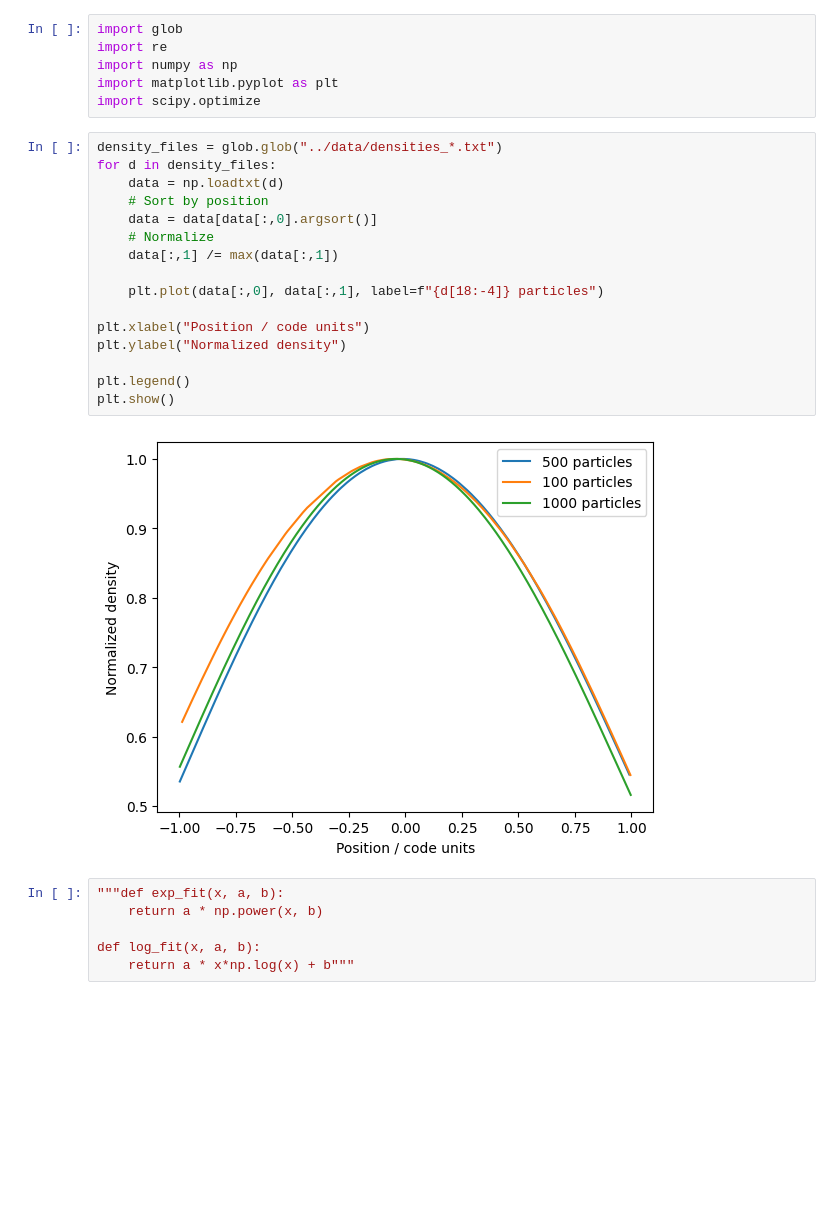
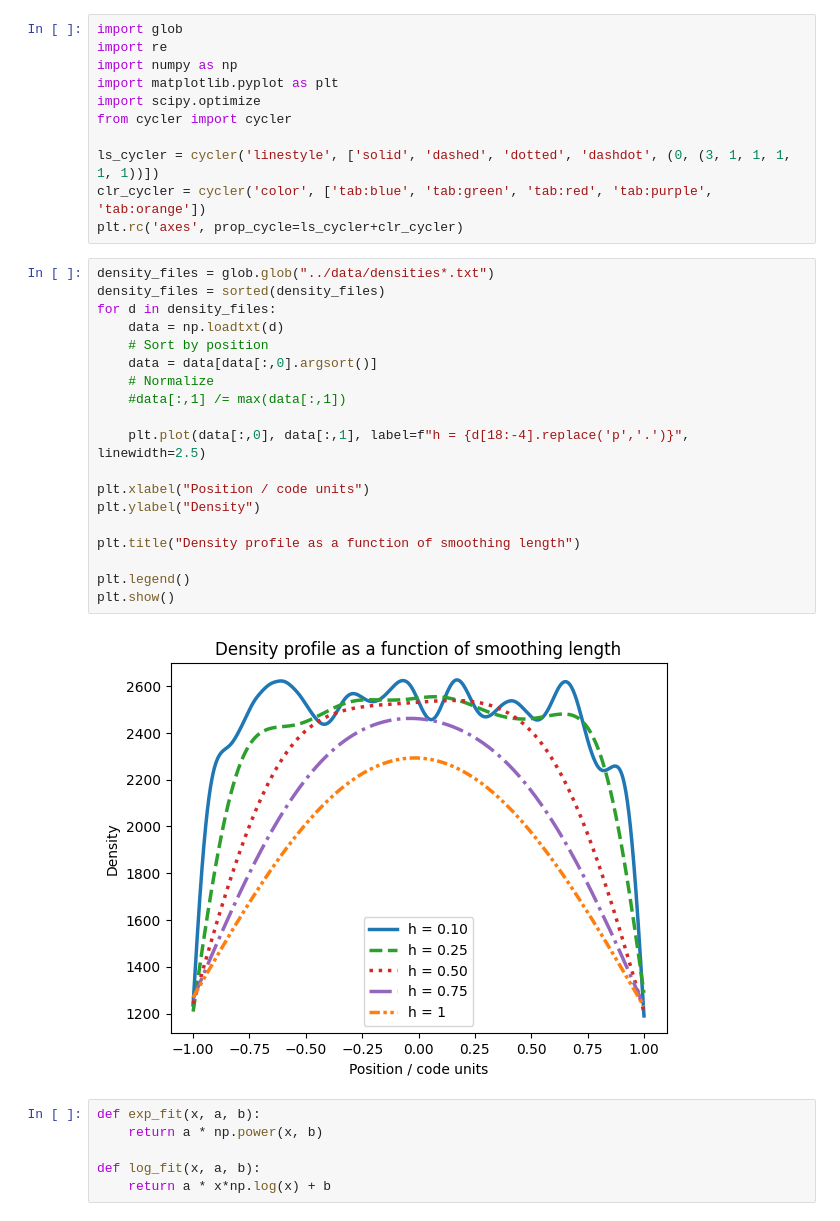
Before and after one commit to SapiensAnatis/sph, a Jupyter notebook: plots/q1.ipynb, the cells around one changed output. Cells and saved outputs as stored; diff of their text form; blank space fills up the shorter version.

Commit message:
More plotting code

```diff
--- a/plots/q1.ipynb
+++ b/plots/q1.ipynb
@@ -4,28 +4,36 @@ import re
 import numpy as np
 import matplotlib.pyplot as plt
 import scipy.optimize
+from cycler import cycler
+
+ls_cycler = cycler('linestyle', ['solid', 'dashed', 'dotted', 'dashdot', (0, (3, 1, 1, 1, 1, 1))])
+clr_cycler = cycler('color', ['tab:blue', 'tab:green', 'tab:red', 'tab:purple', 'tab:orange'])
+plt.rc('axes', prop_cycle=ls_cycler+clr_cycler)
 # %%
-density_files = glob.glob("../data/densities_*.txt")
+density_files = glob.glob("../data/densities*.txt")
+density_files = sorted(density_files)
 for d in density_files:
     data = np.loadtxt(d)
     # Sort by position
     data = data[data[:,0].argsort()]
     # Normalize
-    data[:,1] /= max(data[:,1])
+    #data[:,1] /= max(data[:,1])
 
-    plt.plot(data[:,0], data[:,1], label=f"{d[18:-4]} particles")
+    plt.plot(data[:,0], data[:,1], label=f"h = {d[18:-4].replace('p','.')}", linewidth=2.5)
 
 plt.xlabel("Position / code units")
-plt.ylabel("Normalized density")
+plt.ylabel("Density")
+
+plt.title("Density profile as a function of smoothing length")
 
 plt.legend()
 plt.show()
 # %% [output]
-[figure, old version]
+[figure, new version]
 # %%
-"""def exp_fit(x, a, b):
+def exp_fit(x, a, b):
     return a * np.power(x, b)
 
 def log_fit(x, a, b):
-    return a * x*np.log(x) + b"""
+    return a * x*np.log(x) + b
 # %%
```
Also changed, not shown: parts of 1 cell of this notebook, 1 other file.
